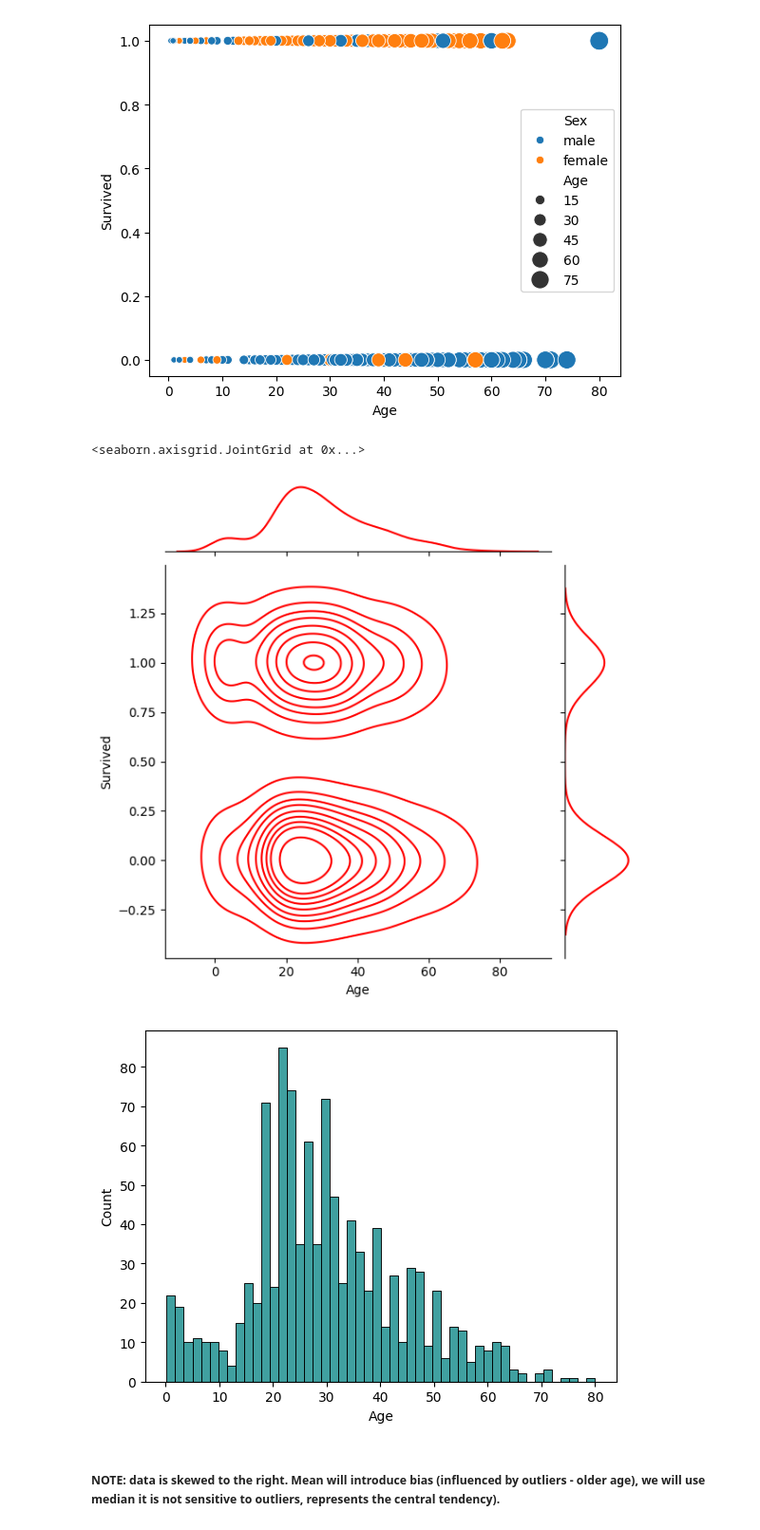
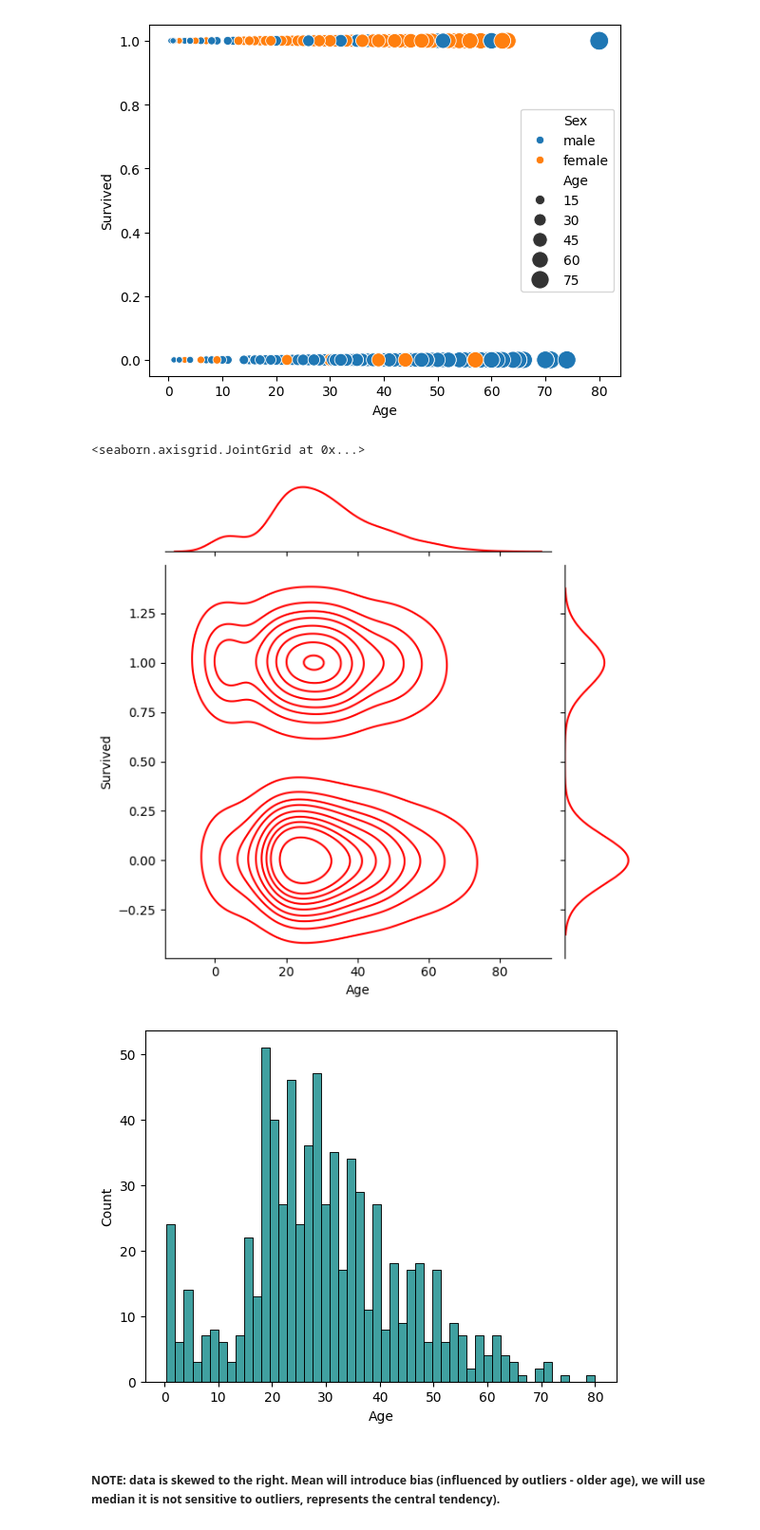
Before and after one commit to AnnaVerbytska/Titanic-Machine_Learning-from-Disaster, a Jupyter notebook: notebooks/EDA.ipynb, the cells around one changed output. Shown at 95% size. Cells and saved outputs as stored; diff of their text form; code cells hidden in the pictures.

```diff
--- a/notebooks/EDA.ipynb
+++ b/notebooks/EDA.ipynb
@@ -10,5 +10,5 @@ import seaborn as sns
 # DATA INGESTION
 
 # Fetch the data
-train_df = pd.read_csv('../data/train.csv')
-test_df = pd.read_csv('../data/test.csv')
+train = pd.read_csv('../data/train.csv')
+test = pd.read_csv('../data/test.csv')
@@ -211,15 +223,15 @@ sns.scatterplot(data=data, x='Age', y='Survived', hue='Sex', size="Age", sizes=(
 <Axes: xlabel='Age', ylabel='Survived'>
 [figure]
 # %%
-sns.jointplot(data=data, x='Age', y='Survived', kind='kde', color='red')
+sns.jointplot(data=train, x='Age', y='Survived', kind='kde', color='red')
 # %% [output]
 <seaborn.axisgrid.JointGrid at 0x...>
-[figure, old version]
+[figure, new version]
 # %%
-sns.histplot(data=data['Age'], bins=50, color='teal', stat='count')
+sns.histplot(data=train['Age'], bins=50, color='teal', stat='count')
 plt.show()
 # %% [output]
-[figure, old version]
+[figure, new version]
 # %% [markdown]
 ##### NOTE: data is skewed to the right. Mean will introduce bias (influenced by outliers - older age), we will use median it is not sensitive to outliers, represents the central tendency).
 # %%
```
Also changed, not shown: parts of 35 cells of this notebook.
